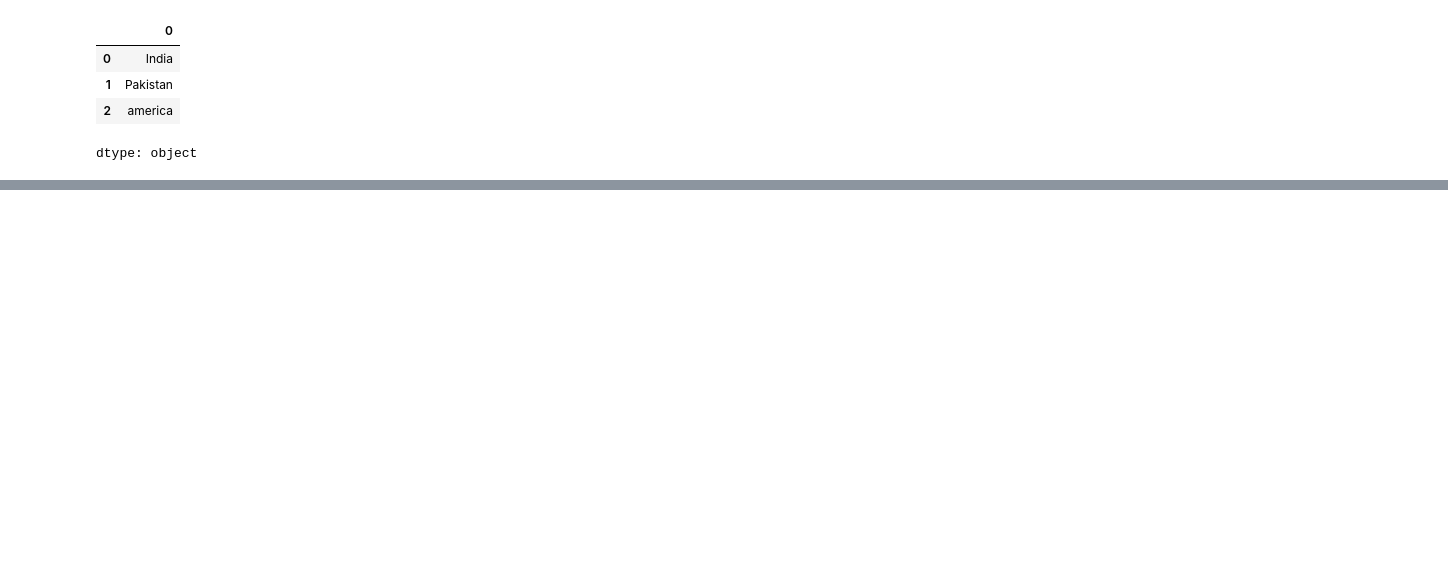
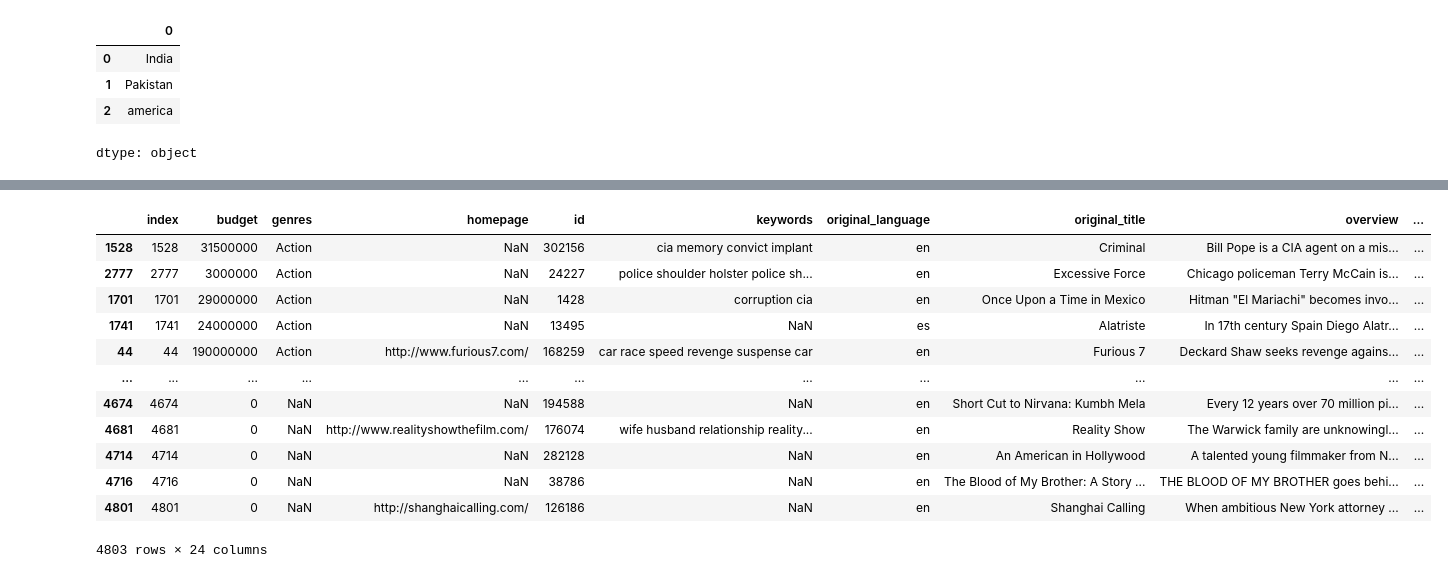
Before and after one commit to rupanshi1627-create/NumPyandPANDAS, a Jupyter notebook: Pandas.ipynb, the cells around one changed output, grey strips where cells are left out. Drawn from its saved outputs; the diff is of its cells as text; code cells hidden in the pictures; blank space fills up the shorter version.

```diff
--- a/Pandas.ipynb
+++ b/Pandas.ipynb
@@ -36,0 +25,16 @@ array([17, 380000000, 'Adventure Action Fantasy',
+# %%
+movies.sort_values(by='genres')
+# %% [output]
+|  | index | budget | genres | homepage | id | keywords | original_language | original_title | overview | ... |
+| 1528 | 1528 | 31500000 | Action | NaN | 302156 | cia memory convict implant | en | Criminal | Bill Pope is a CIA agent on a mis... | ... |
+| 2777 | 2777 | 3000000 | Action | NaN | 24227 | police shoulder holster police sh... | en | Excessive Force | Chicago policeman Terry McCain is... | ... |
+| 1701 | 1701 | 29000000 | Action | NaN | 1428 | corruption cia | en | Once Upon a Time in Mexico | Hitman "El Mariachi" becomes invo... | ... |
+| 1741 | 1741 | 24000000 | Action | NaN | 13495 | NaN | es | Alatriste | In 17th century Spain Diego Alatr... | ... |
+| 44 | 44 | 190000000 | Action | http://www.furious7.com/ | 168259 | car race speed revenge suspense car | en | Furious 7 | Deckard Shaw seeks revenge agains... | ... |
+| ... | ... | ... | ... | ... | ... | ... | ... | ... | ... | ... |
+| 4674 | 4674 | 0 | NaN | NaN | 194588 | NaN | en | Short Cut to Nirvana: Kumbh Mela | Every 12 years over 70 million pi... | ... |
+| 4681 | 4681 | 0 | NaN | http://www.realityshowthefilm.com/ | 176074 | wife husband relationship reality... | en | Reality Show | The Warwick family are unknowingl... | ... |
+| 4714 | 4714 | 0 | NaN | NaN | 282128 | NaN | en | An American in Hollywood | A talented young filmmaker from N... | ... |
+| 4716 | 4716 | 0 | NaN | NaN | 38786 | NaN | en | The Blood of My Brother: A Story ... | THE BLOOD OF MY BROTHER goes behi... | ... |
+| 4801 | 4801 | 0 | NaN | http://shanghaicalling.com/ | 126186 | NaN | en | Shanghai Calling | When ambitious New York attorney ... | ... |
+4803 rows × 24 columns
```
Also changed, not shown: parts of 3 cells of this notebook.
